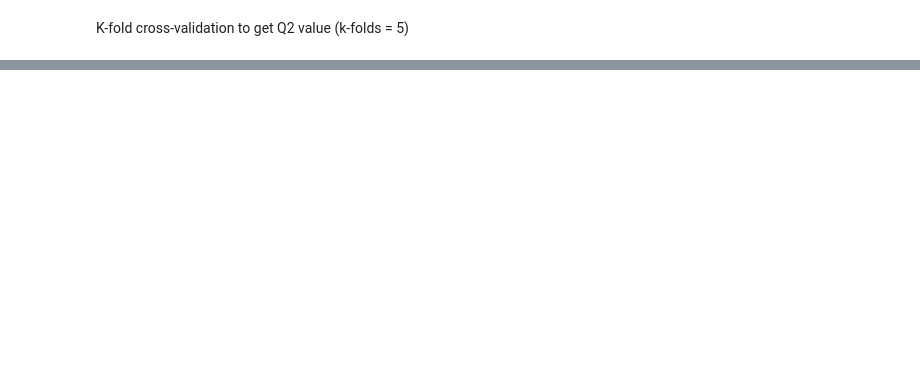
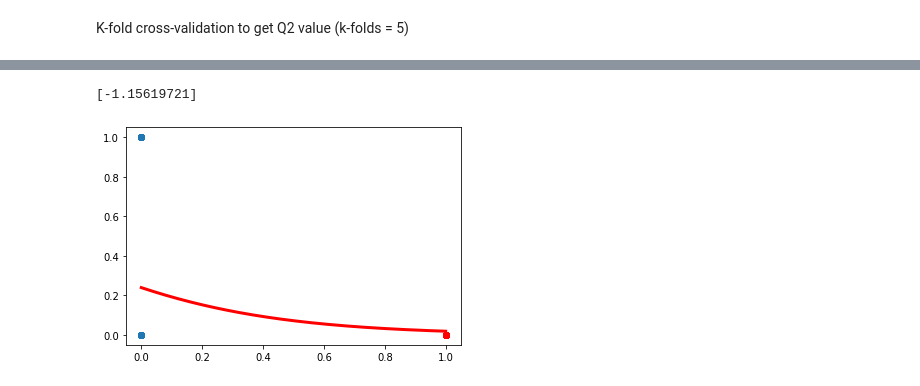
Before and after one commit to kenll99minecart/Immunopeptide, a Jupyter notebook: Linear regression.ipynb, the cells around one changed output, grey strips where cells are left out. Drawn from its saved outputs; the diff is of its cells as text; code cells hidden in the pictures; blank space fills up the shorter version.

```diff
--- a/Linear regression.ipynb
+++ b/Linear regression.ipynb
@@ -199,0 +186,22 @@ print(Q2)
+# %%
+from sklearn.linear_model import LogisticRegression
+from scipy.special import expit, logit
+clf = LogisticRegression(random_state=0)
+log_y = y.copy()
+mean_y = statss.mean(log_y)
+a = numpy.array(log_y.values.tolist())
+log_y = numpy.where(a >= mean_y, 1, 0).tolist()
+log_x = X[['1','10','100','1000','Chol','DOPE','PO','PS','3','5','High' ,'Low', 'VHigh','PeptideDensity','100%','80%']]#Size
+#log_x = X[['100%','80%','3','5','High' ,'Low', 'VHigh','PeptideDensity','PO','PS','Chol','DOPE','1','10','100','1000']]
+clf.fit(log_x, log_y)
+log_pred = clf.predict(log_x.head(100))
+plt.scatter(log_x['1'],log_y)
+plt.scatter(log_x['1'].head(100),log_pred,c = "red")
+print(clf.intercept_)
+plotX = numpy.linspace(0,1,200)
+loss = expit(plotX * clf.coef_[0][1] + clf.intercept_).ravel()
+plt.plot(plotX, loss, color="red", linewidth=3)
+plt.show()
+# %% [output]
+[-1.15619721]
+[figure, added]
```
Also changed, not shown: parts of 7 cells of this notebook.
